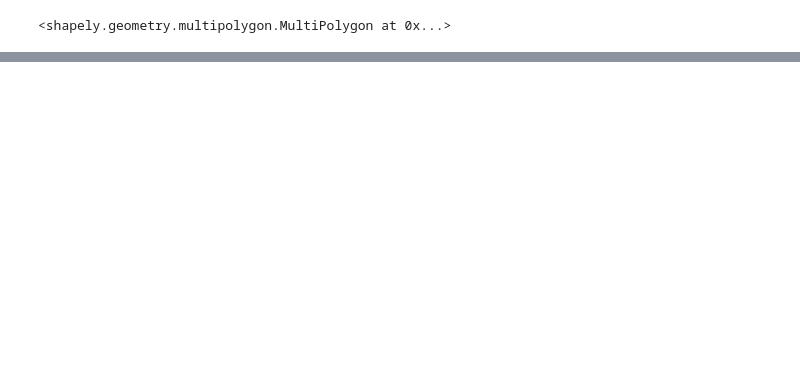
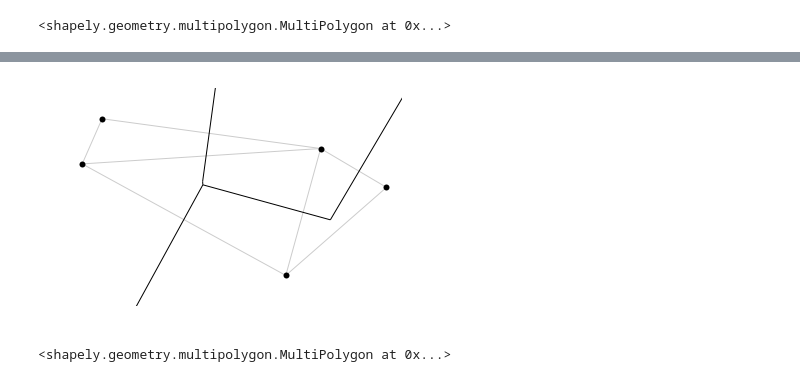
Before and after one commit to RPGroup-PBoC/growth_limits, a Jupyter notebook: code/exploratory/weighted_voronoi_treemap.ipynb, the cells around one changed output, grey strips where cells are left out. Drawn from its saved outputs; the diff is of its cells as text; code cells hidden in the pictures; blank space fills up the shorter version.

```diff
--- a/code/exploratory/weighted_voronoi_treemap.ipynb
+++ b/code/exploratory/weighted_voronoi_treemap.ipynb
@@ -428,3 +849,11 @@ for i, cell in enumerate(V_cell):
+# %%
+display(S, tri_list, voronoi_cell_map)
+# %% [output]
+[figure, added]
+# %%
+V_cell
+# %% [output]
+<shapely.geometry.multipolygon.MultiPolygon at 0x...>
 # %%
 # Perform iteration on initialized V_cell
 for i in np.arange(100):
```
Also changed, not shown: parts of 52 cells of this notebook.
